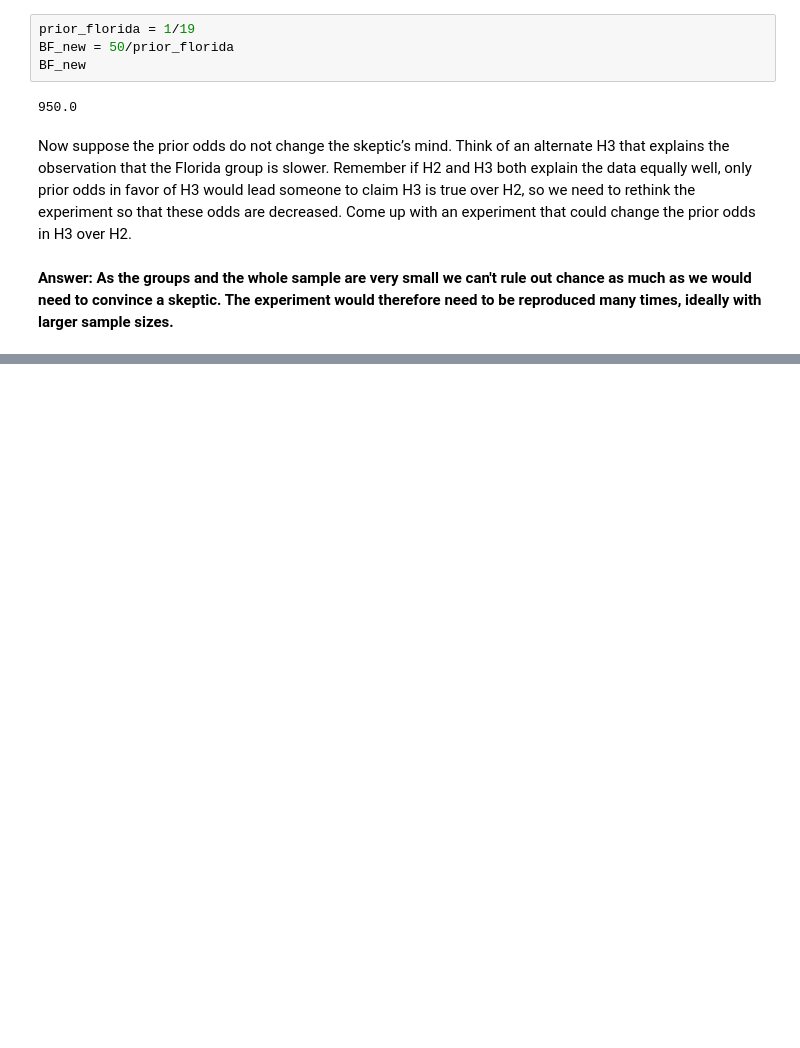
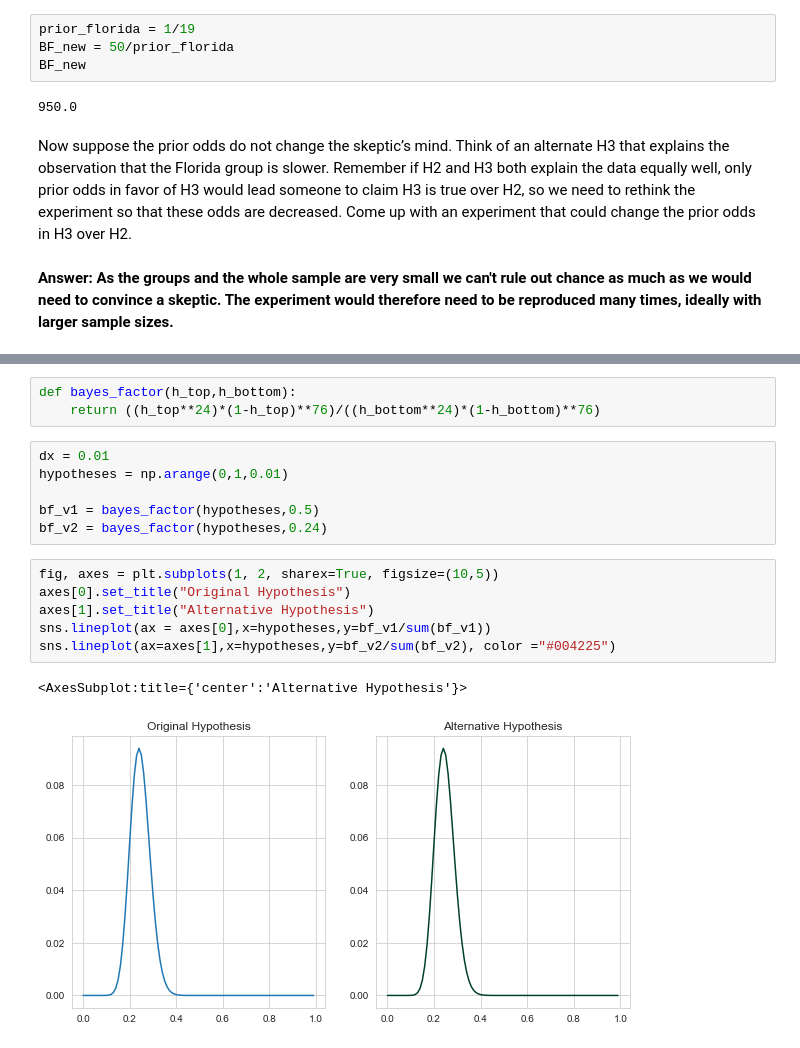
Before and after one commit to MerlinSchaefer/solutions_bayes_stats_fun_way, a Jupyter notebook: Bayesian Statistics the fun way exercises.ipynb, the cells around one changed output, grey strips where cells are left out. Cells and saved outputs as stored; diff of their text form; blank space fills up the shorter version.

```diff
--- a/Bayesian Statistics the fun way exercises.ipynb
+++ b/Bayesian Statistics the fun way exercises.ipynb
@@ -911,0 +923,18 @@ over H2.
+# %%
+def bayes_factor(h_top,h_bottom):
+    return ((h_top**24)*(1-h_top)**76)/((h_bottom**24)*(1-h_bottom)**76)
+# %%
+dx = 0.01
+hypotheses = np.arange(0,1,0.01)
+
+bf_v1 = bayes_factor(hypotheses,0.5)
+bf_v2 = bayes_factor(hypotheses,0.24)
+# %%
+fig, axes = plt.subplots(1, 2, sharex=True, figsize=(10,5))
+axes[0].set_title("Original Hypothesis")
+axes[1].set_title("Alternative Hypothesis")
+sns.lineplot(ax = axes[0],x=hypotheses,y=bf_v1/sum(bf_v1))
+sns.lineplot(ax=axes[1],x=hypotheses,y=bf_v2/sum(bf_v2), color ="#004225")
+# %% [output]
+<AxesSubplot:title={'center':'Alternative Hypothesis'}>
+[figure, added]
```
Also changed, not shown: parts of 10 cells of this notebook.
